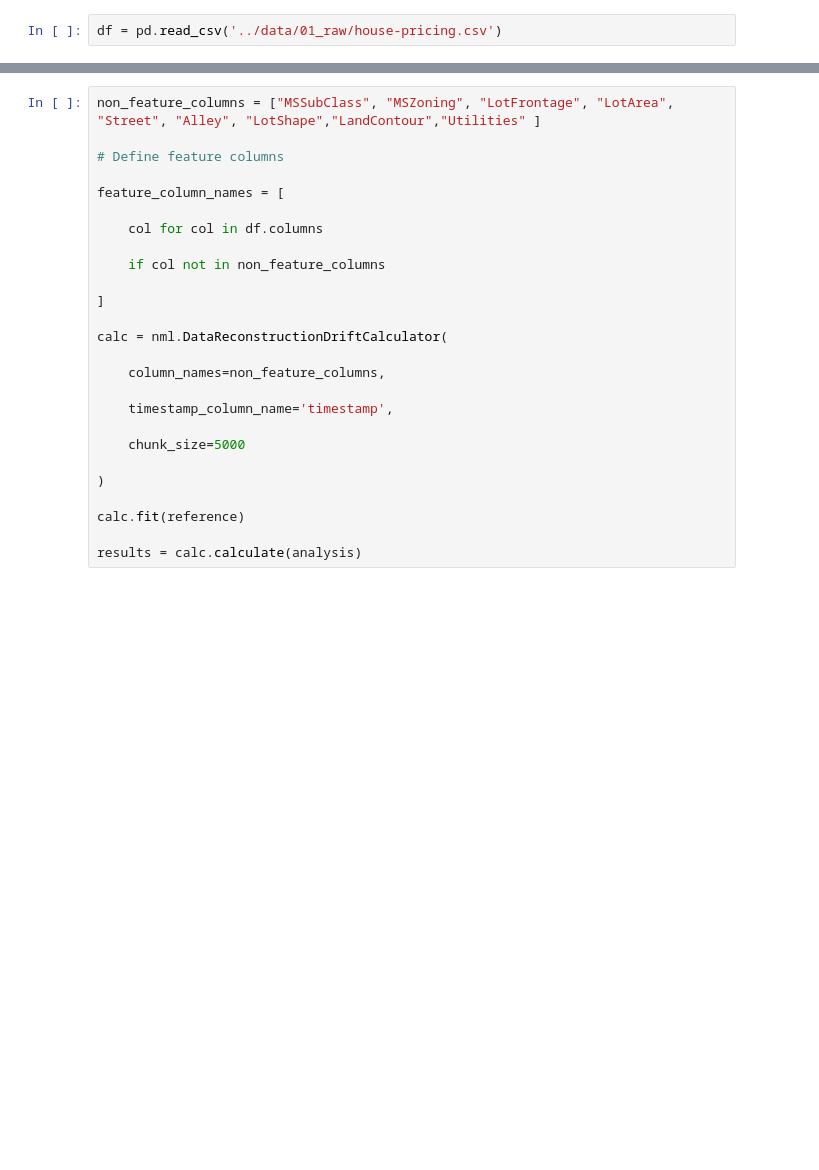
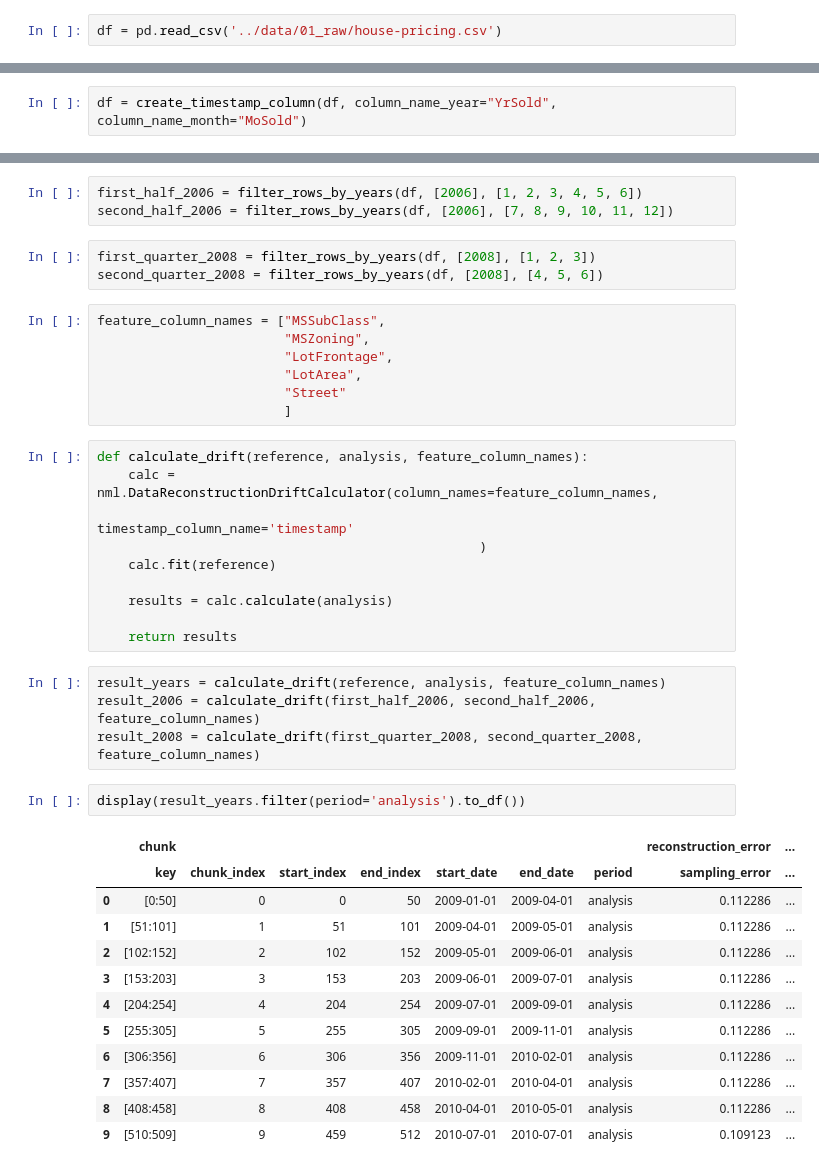
Before and after one commit to joicepreuss/mlops-nova-project, a Jupyter notebook: notebooks/data_check.ipynb, the cells around one changed output, grey strips where cells are left out. Cells and saved outputs as stored; diff of their text form; blank space fills up the shorter version.

Commit message:
timestamp and datadrift added

```diff
--- a/notebooks/data_check.ipynb
+++ b/notebooks/data_check.ipynb
@@ -24,0 +53,2 @@ df
+# %%
+df = create_timestamp_column(df, column_name_year="YrSold", column_name_month="MoSold")
@@ -25,26 +66,42 @@ df
+# %%
+first_half_2006 = filter_rows_by_years(df, [2006], [1, 2, 3, 4, 5, 6])
+second_half_2006 = filter_rows_by_years(df, [2006], [7, 8, 9, 10, 11, 12])
+# %%
+first_quarter_2008 = filter_rows_by_years(df, [2008], [1, 2, 3])
+second_quarter_2008 = filter_rows_by_years(df, [2008], [4, 5, 6])
+# %%
+feature_column_names = ["MSSubClass",
+                        "MSZoning",
+                        "LotFrontage",
+                        "LotArea",
+                        "Street"
+                        ]
 # %%
-non_feature_columns = ["MSSubClass", "MSZoning", "LotFrontage", "LotArea", "Street", "Alley", "LotShape","LandContour","Utilities"	]
+def calculate_drift(reference, analysis, feature_column_names):
+    calc = nml.DataReconstructionDriftCalculator(column_names=feature_column_names,
+                                                 timestamp_column_name='timestamp'
+                                                 )
+    calc.fit(reference)
 
-# Define feature columns
+    results = calc.calculate(analysis)
 
-feature_column_names = [
-
-    col for col in df.columns
-
-    if col not in non_feature_columns
-
-]
-
-calc = nml.DataReconstructionDriftCalculator(
-
-    column_names=non_feature_columns,
-
-    timestamp_column_name='timestamp',
-
-    chunk_size=5000
-
-)
-
-calc.fit(reference)
-
-results = calc.calculate(analysis)
+    return results
+# %%
+result_years = calculate_drift(reference, analysis, feature_column_names)
+result_2006 = calculate_drift(first_half_2006, second_half_2006, feature_column_names)
+result_2008 = calculate_drift(first_quarter_2008, second_quarter_2008, feature_column_names)
+# %%
+display(result_years.filter(period='analysis').to_df())
+# %% [output]
+|  | chunk |  |  |  |  |  |  | reconstruction_error | ... |
+|  | key | chunk_index | start_index | end_index | start_date | end_date | period | sampling_error | ... |
+| 0 | [0:50] | 0 | 0 | 50 | 2009-01-01 | 2009-04-01 | analysis | 0.112286 | ... |
+| 1 | [51:101] | 1 | 51 | 101 | 2009-04-01 | 2009-05-01 | analysis | 0.112286 | ... |
+| 2 | [102:152] | 2 | 102 | 152 | 2009-05-01 | 2009-06-01 | analysis | 0.112286 | ... |
+| 3 | [153:203] | 3 | 153 | 203 | 2009-06-01 | 2009-07-01 | analysis | 0.112286 | ... |
+| 4 | [204:254] | 4 | 204 | 254 | 2009-07-01 | 2009-09-01 | analysis | 0.112286 | ... |
+| 5 | [255:305] | 5 | 255 | 305 | 2009-09-01 | 2009-11-01 | analysis | 0.112286 | ... |
+| 6 | [306:356] | 6 | 306 | 356 | 2009-11-01 | 2010-02-01 | analysis | 0.112286 | ... |
+| 7 | [357:407] | 7 | 357 | 407 | 2010-02-01 | 2010-04-01 | analysis | 0.112286 | ... |
+| 8 | [408:458] | 8 | 408 | 458 | 2010-04-01 | 2010-05-01 | analysis | 0.112286 | ... |
+| 9 | [510:509] | 9 | 459 | 512 | 2010-07-01 | 2010-07-01 | analysis | 0.109123 | ... |
```
Also changed, not shown: parts of 15 cells of this notebook, 3 other files.
